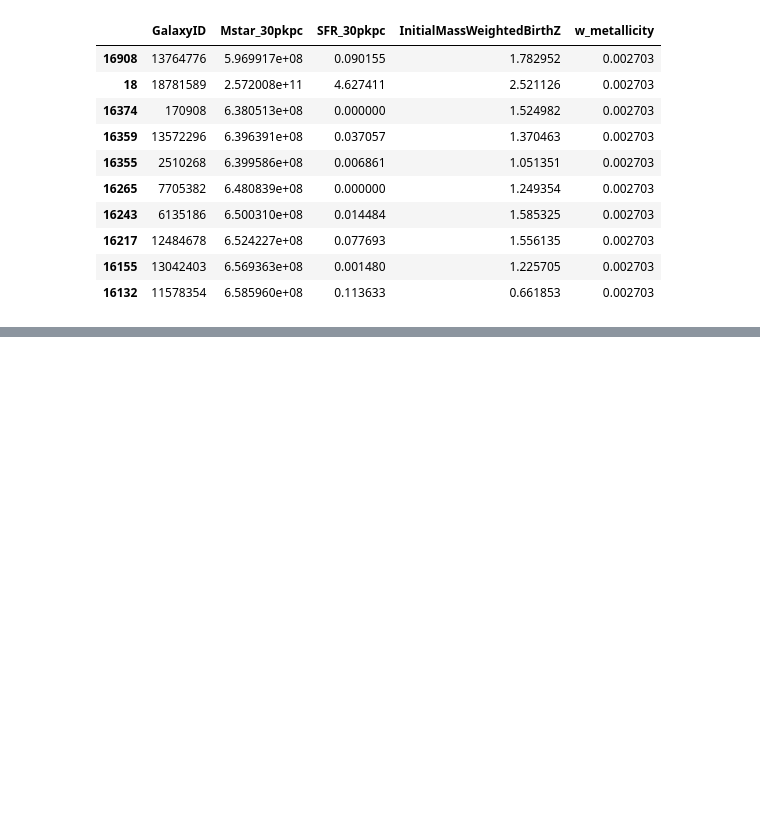
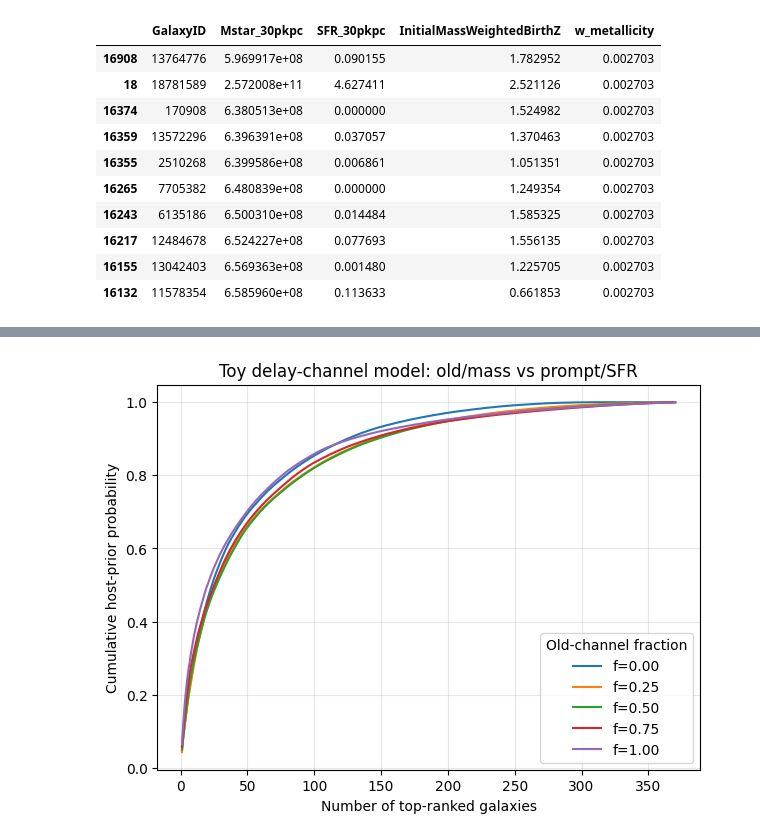
Before and after one commit to saatour/GW170817, a Jupyter notebook: 260427_Bayesian_Test_EAGLE_data.ipynb, the cells around one changed output, grey strips where cells are left out. Cells and saved outputs as stored; diff of their text form; code cells hidden in the pictures; blank space fills up the shorter version.

```diff
--- a/260427_Bayesian_Test_EAGLE_data.ipynb
+++ b/260427_Bayesian_Test_EAGLE_data.ipynb
@@ -1233,0 +1435,75 @@ Top 10 galaxies (metallicity prior)
+# %%
+# ============================================================
+# Very simple toy delay-time model
+# Uses existing EAGLE galaxy-level quantities only.
+#
+# Purpose:
+# Compare three crude assumptions:
+# 1. Old/flat channel      -> stellar mass
+# 2. Prompt channel        -> SFR
+# 3. Mixed delay toy model -> f*Mstar + (1-f)*SFR
+# ============================================================
+
+import numpy as np
+import pandas as pd
+import matplotlib.pyplot as plt
+
+def normalise_weight(values):
+    arr = np.asarray(values, dtype=float)
+    arr = np.where(np.isfinite(arr) & (arr > 0), arr, 0.0)
+    total = arr.sum()
+    return arr / total if total > 0 else np.zeros_like(arr)
+
+# Base normalized channels
+mock_obs_like["p_old_mass"] = normalise_weight(mock_obs_like["Mstar_30pkpc"])
+mock_obs_like["p_prompt_sfr"] = normalise_weight(mock_obs_like["SFR_30pkpc"])
+
+# f = fraction of old/delayed channel
+# f=1 = pure mass / old stars
+# f=0 = pure SFR / prompt stars
+f_values = [0.0, 0.25, 0.5, 0.75, 1.0]
+
+summary = []
+
+plt.figure(figsize=(7,5))
+
+for f in f_values:
+    col = f"p_delaytoy_f_{f:.2f}"
+
+    mock_obs_like[col] = (
+        f * mock_obs_like["p_old_mass"] +
+        (1 - f) * mock_obs_like["p_prompt_sfr"]
+    )
+
+    weights = np.sort(mock_obs_like[col].values)[::-1]
+    cum = np.cumsum(weights)
+
+    n50 = np.searchsorted(cum, 0.50) + 1
+    n90 = np.searchsorted(cum, 0.90) + 1
+    top10 = cum[min(9, len(cum)-1)]
+
+    summary.append({
+        "old_mass_fraction_f": f,
+        "prompt_sfr_fraction": 1 - f,
+        "top10_probability": top10,
+        "galaxies_for_50pct": n50,
+        "galaxies_for_90pct": n90,
+    })
+
+    plt.plot(
+        np.arange(1, len(cum)+1),
+        cum,
+        label=f"f={f:.2f}"
+    )
+
+plt.xlabel("Number of top-ranked galaxies")
+plt.ylabel("Cumulative host-prior probability")
+plt.title("Toy delay-channel model: old/mass vs prompt/SFR")
+plt.legend(title="Old-channel fraction")
+plt.grid(alpha=0.3)
+plt.show()
+
+toy_delay_summary = pd.DataFrame(summary)
+display(toy_delay_summary)
+# %% [output]
+[figure, added]
```
Also changed, not shown: parts of 5 cells of this notebook.
